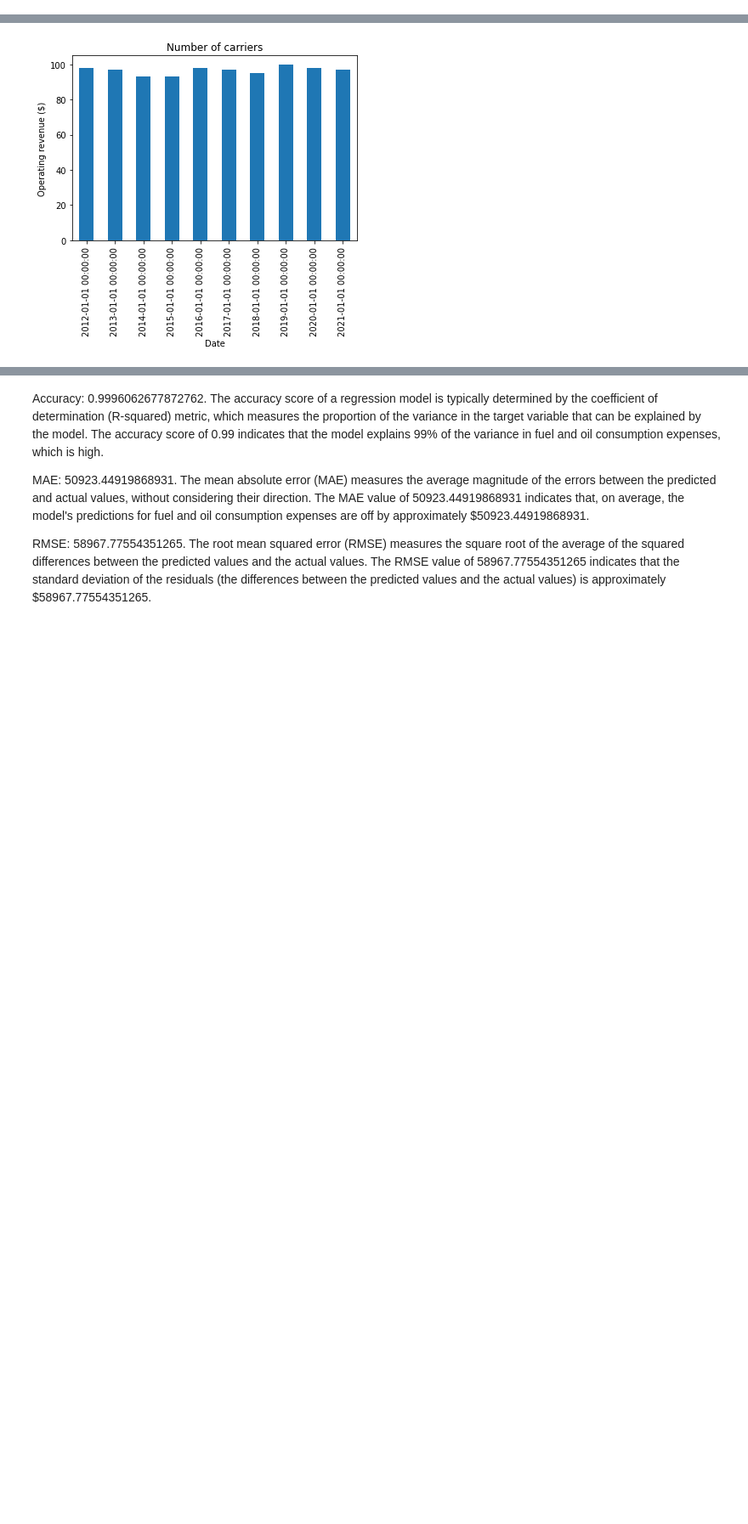
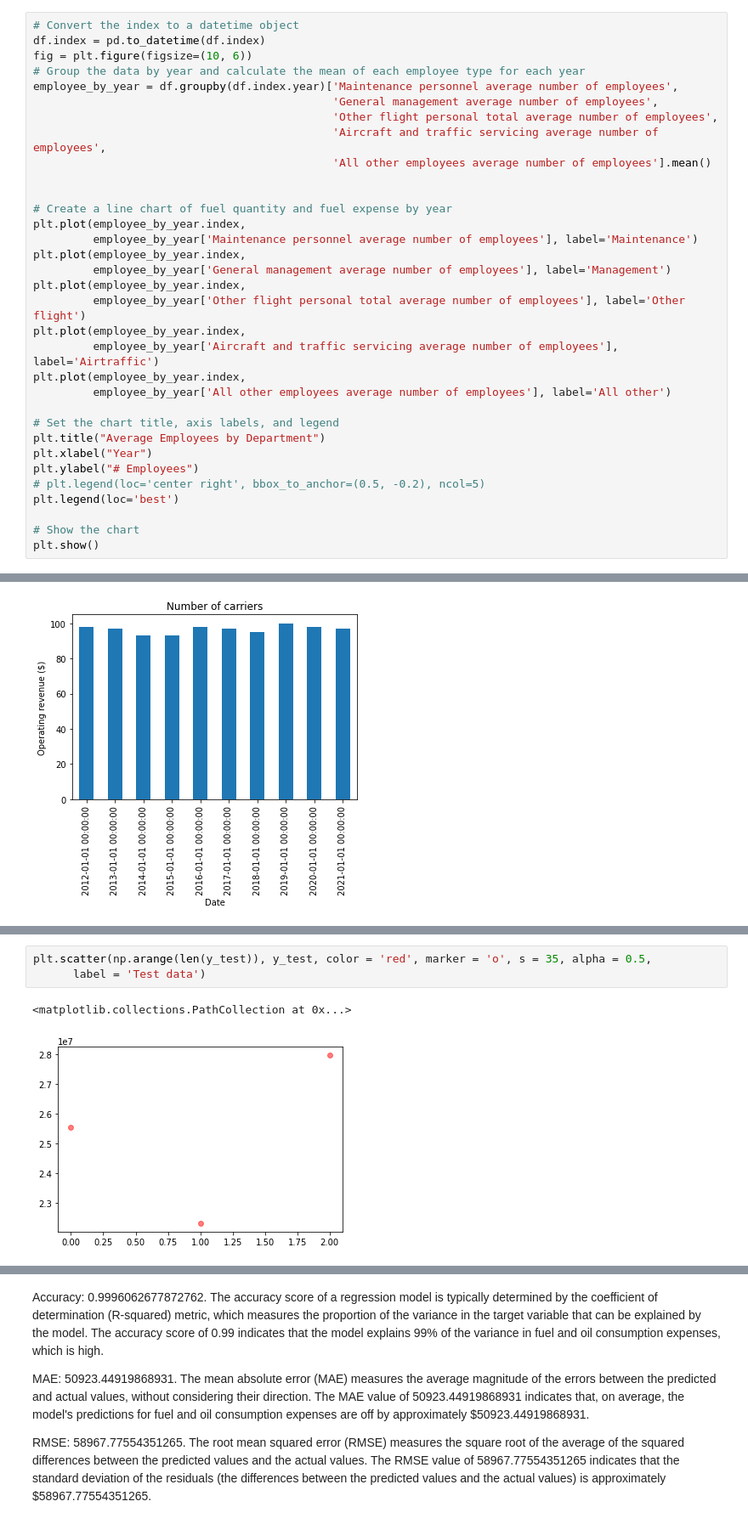
Before and after one commit to AustinPerea/Capstone-EDA, a Jupyter notebook: Airline_Operating.ipynb, the cells around one changed output, grey strips where cells are left out. Shown at 85% size. Cells and saved outputs as stored; diff of their text form; blank space fills up the shorter version.

```diff
--- a/Airline_Operating.ipynb
+++ b/Airline_Operating.ipynb
@@ -230,3 +262,36 @@ print(dfORPE)
 # %% [markdown]
 <p> What is the average number of employees in different departments of Canadian airlines? How much do they earn in wages and salaries? </p>
+# %%
+# Convert the index to a datetime object
+df.index = pd.to_datetime(df.index)
+fig = plt.figure(figsize=(10, 6))
+# Group the data by year and calculate the mean of each employee type for each year
+employee_by_year = df.groupby(df.index.year)['Maintenance personnel average number of employees',
+                                             'General management average number of employees',
+                                             'Other flight personal total average number of employees',
+                                             'Aircraft and traffic servicing average number of employees',
+                                             'All other employees average number of employees'].mean()
+
+
+# Create a line chart of fuel quantity and fuel expense by year
+plt.plot(employee_by_year.index,
+         employee_by_year['Maintenance personnel average number of employees'], label='Maintenance')
+plt.plot(employee_by_year.index,
+         employee_by_year['General management average number of employees'], label='Management')
+plt.plot(employee_by_year.index,
+         employee_by_year['Other flight personal total average number of employees'], label='Other flight')
+plt.plot(employee_by_year.index,
+         employee_by_year['Aircraft and traffic servicing average number of employees'], label='Airtraffic')
+plt.plot(employee_by_year.index,
+         employee_by_year['All other employees average number of employees'], label='All other')
+
+# Set the chart title, axis labels, and legend
+plt.title("Average Employees by Department")
+plt.xlabel("Year")
+plt.ylabel("# Employees")
+# plt.legend(loc='center right', bbox_to_anchor=(0.5, -0.2), ncol=5)
+plt.legend(loc='best')
+
+# Show the chart
+plt.show()
 # %% [markdown]
@@ -396,0 +461,6 @@ RMSE:  58967.77554351265
+# %%
+plt.scatter(np.arange(len(y_test)), y_test, color = 'red', marker = 'o', s = 35, alpha = 0.5,
+      label = 'Test data')
+# %% [output]
+<matplotlib.collections.PathCollection at 0x...>
+[figure, added]
```
Also changed, not shown: parts of 9 cells of this notebook.
